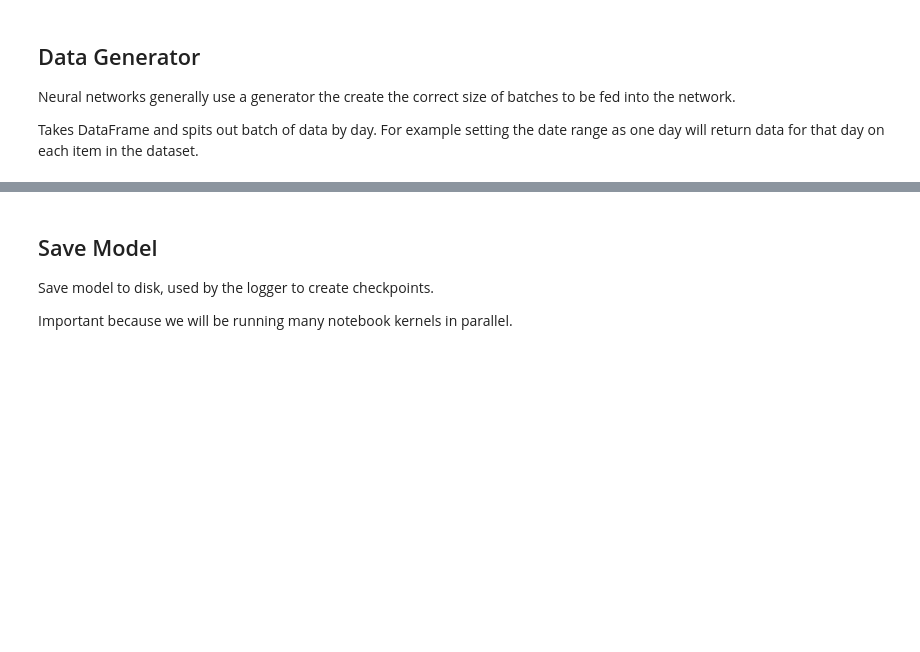
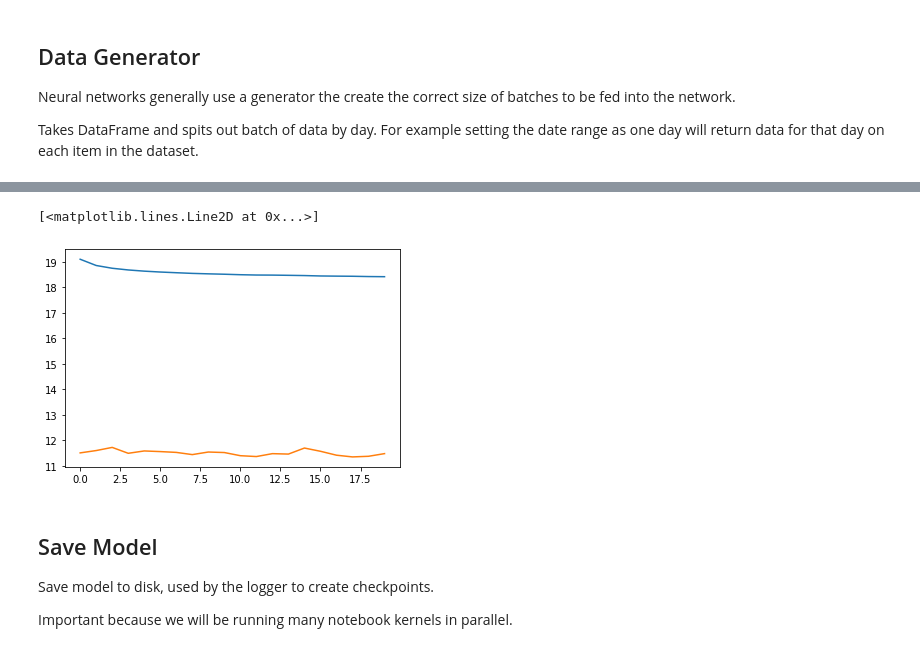
Before and after one commit to torokmg/m5-time-series, a Jupyter notebook: m5_initial.ipynb, the cells around one changed output, grey strips where cells are left out. Cells and saved outputs as stored; diff of their text form; code cells hidden in the pictures; blank space fills up the shorter version.

Commit message:
added basic model

```diff
--- a/m5_initial.ipynb
+++ b/m5_initial.ipynb
@@ -87,0 +61,10 @@ def generator(df, start_date=None, end_date=None):
+# %%
+begin_train = 0
+end_train = int(data.shape[0] * .8)
+begin_test = end_train + 1
+end_test = -1
+
+X_train = data[:end_train]
+y_train = targets[:end_train]
+X_test = data[begin_test:]
+y_test = targets[begin_test:]
@@ -88 +90,12 @@ def generator(df, start_date=None, end_date=None):
+# %%
+from keras.models import Sequential
+from keras import layers
+from keras.optimizers import RMSprop
+
+def get_model():
+    model = Sequential()
+    model.add(layers.Dense(512, activation='relu', input_shape=(17, )))
+    model.add(layers.Dense(1))
+    model.compile(optimizer='adam', loss='mse')
+    return model
 # %% [markdown]
@@ -117,0 +119,12 @@ Instantiate, create, and compile a RNN model using LSTM layers.
+# %%
+model = get_model()
+# %%
+history = model.fit(X_train,
+                    y_train,
+                    batch_size=10000,
+                    shuffle=True,
+                    # steps_per_epoch=len(y_train)//2000,
+                    epochs=20,
+                    validation_data=(X_test, y_test),
+                    # validation_steps=len(y_test)//200
+                    )
@@ -118,3 +151,9 @@ Instantiate, create, and compile a RNN model using LSTM layers.
+# %%
+plt.plot(history.history['loss'])
+plt.plot(history.history['val_loss'])
+# %% [output]
+[<matplotlib.lines.Line2D at 0x...>]
+[figure, added]
 # %% [markdown]
 ## Save Model
 Save model to disk, used by the logger to create checkpoints.
```
Also changed, not shown: parts of 20 cells of this notebook.
